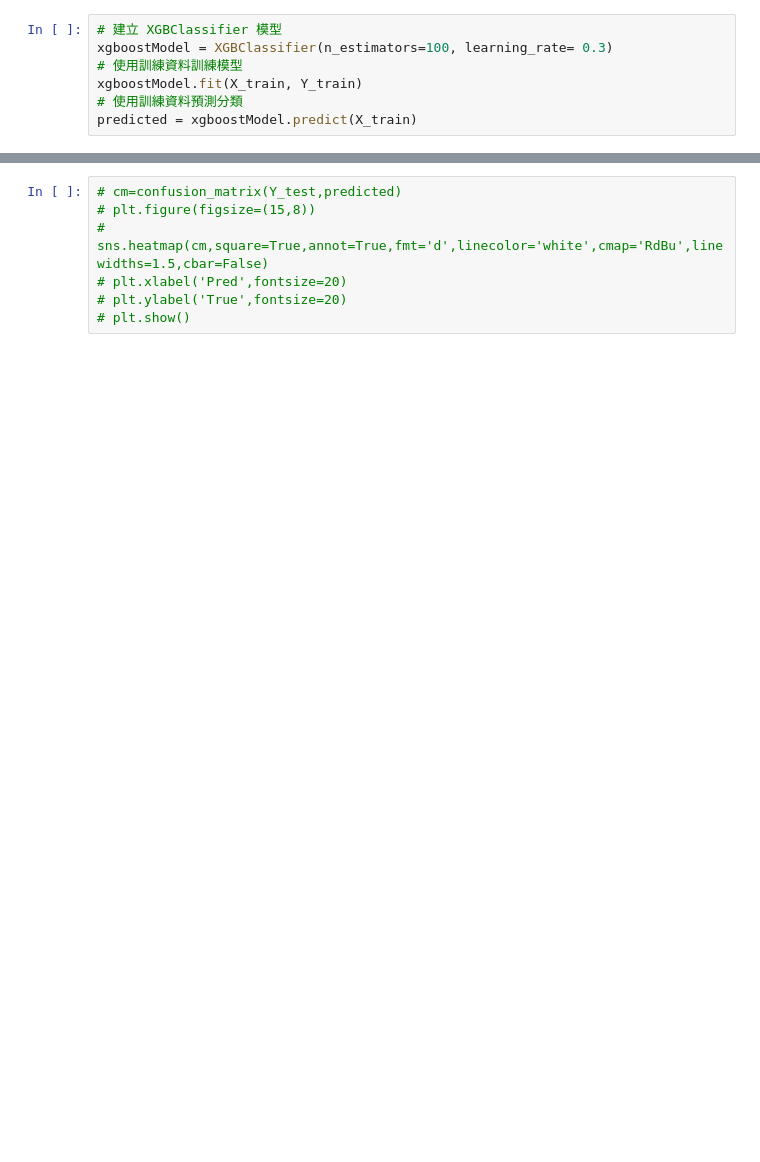
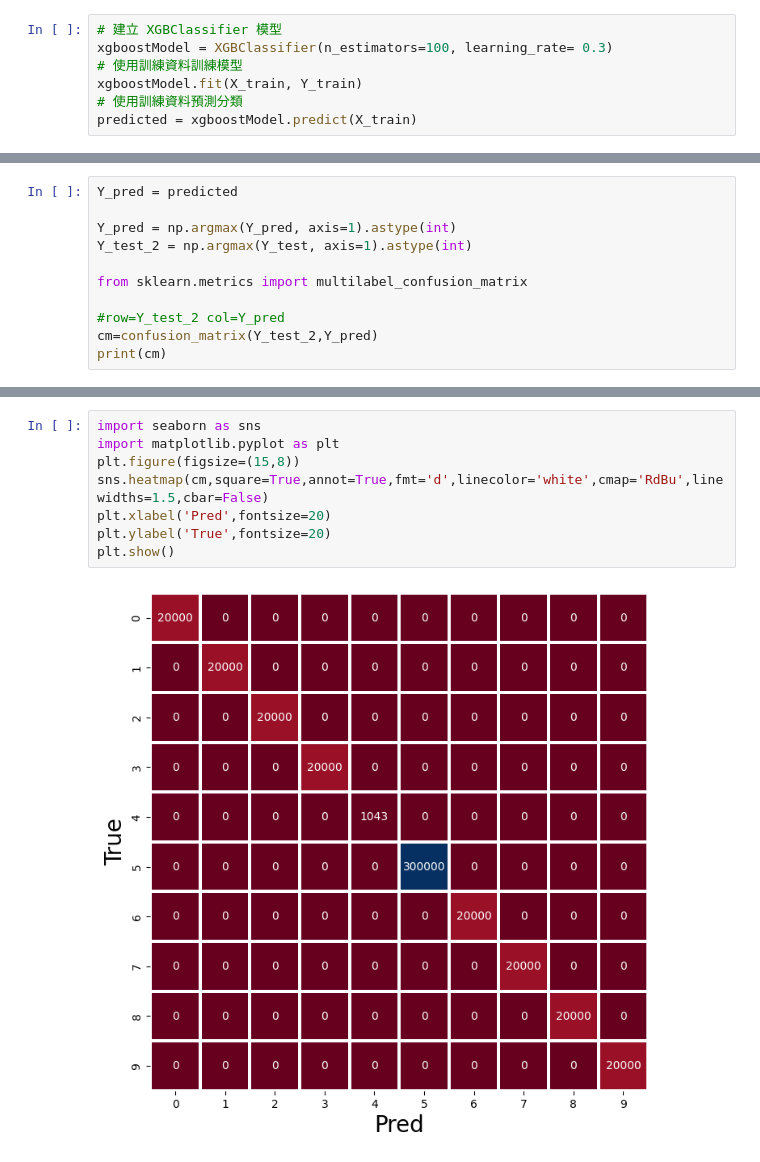
Before and after one commit to allankizgzz/Machine_training, a Jupyter notebook: XgbNetwork.ipynb, the cells around one changed output, grey strips where cells are left out. Drawn from its saved outputs; the diff is of its cells as text; blank space fills up the shorter version.

```diff
--- a/XgbNetwork.ipynb
+++ b/XgbNetwork.ipynb
@@ -103,0 +110,11 @@ accuracy:  98.6747444558563 %
+# %%
+Y_pred = predicted
+
+Y_pred = np.argmax(Y_pred, axis=1).astype(int)
+Y_test_2 = np.argmax(Y_test, axis=1).astype(int)
+
+from sklearn.metrics import multilabel_confusion_matrix
+
+#row=Y_test_2 col=Y_pred
+cm=confusion_matrix(Y_test_2,Y_pred)
+print(cm)
@@ -104,7 +134,10 @@ accuracy:  98.6747444558563 %
 # %%
-# cm=confusion_matrix(Y_test,predicted)
-# plt.figure(figsize=(15,8))
-# sns.heatmap(cm,square=True,annot=True,fmt='d',linecolor='white',cmap='RdBu',linewidths=1.5,cbar=False)
-# plt.xlabel('Pred',fontsize=20)
-# plt.ylabel('True',fontsize=20)
-# plt.show()
+import seaborn as sns
+import matplotlib.pyplot as plt
+plt.figure(figsize=(15,8))
+sns.heatmap(cm,square=True,annot=True,fmt='d',linecolor='white',cmap='RdBu',linewidths=1.5,cbar=False)
+plt.xlabel('Pred',fontsize=20)
+plt.ylabel('True',fontsize=20)
+plt.show()
+# %% [output]
+[figure, added]
```
Also changed, not shown: parts of 10 cells of this notebook, 2 other files.
